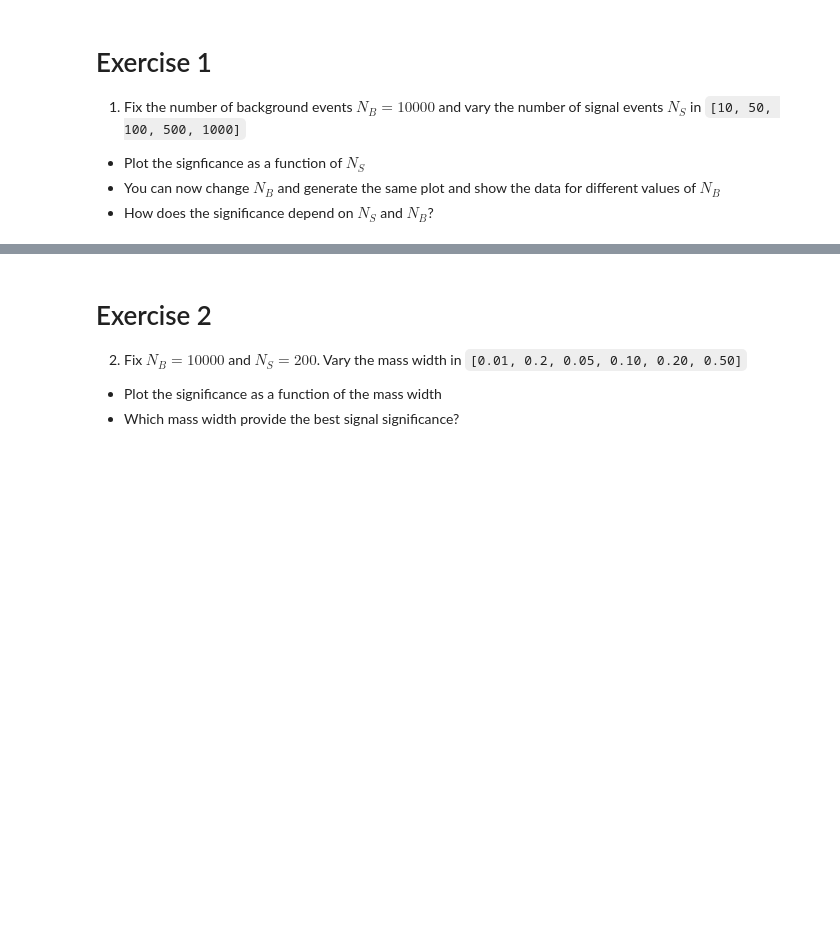
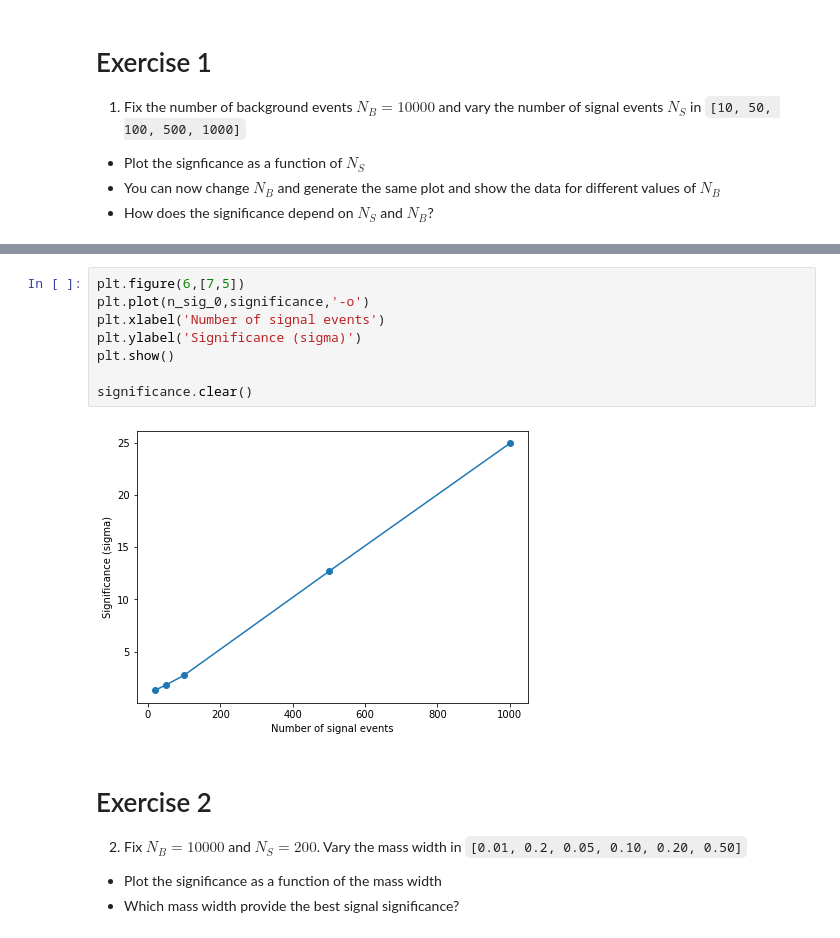
Before and after one commit to PaoloSalomone/LAB, a Jupyter notebook: lab_4b.ipynb, the cells around one changed output, grey strips where cells are left out. Drawn from its saved outputs; the diff is of its cells as text; blank space fills up the shorter version.

```diff
--- a/lab_4b.ipynb
+++ b/lab_4b.ipynb
@@ -385,3 +419,13 @@ Significance is = 2.66 sigma
+# %%
+plt.figure(6,[7,5])
+plt.plot(n_sig_0,significance,'-o')
+plt.xlabel('Number of signal events')
+plt.ylabel('Significance (sigma)')
+plt.show()
+
+significance.clear()
+# %% [output]
+[figure, added]
 # %% [markdown]
 # Exercise 2
 
```
Also changed, not shown: parts of 17 cells of this notebook.
